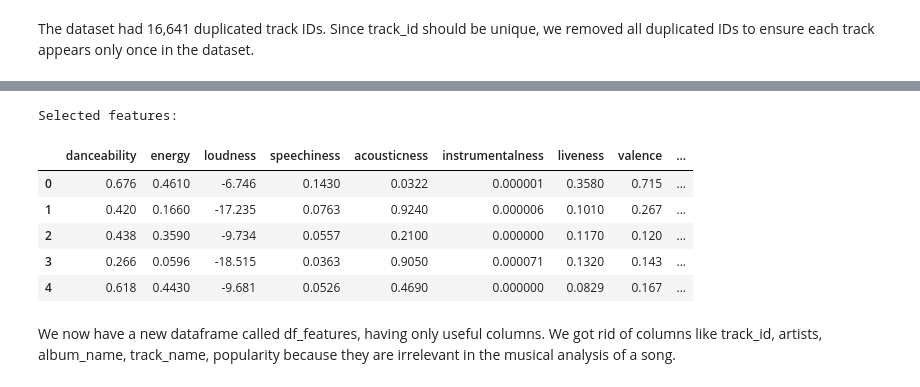
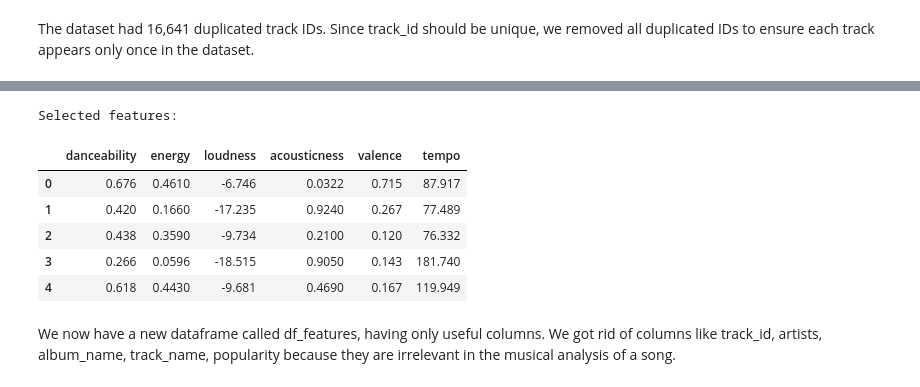
Before and after one commit to LorisCacciottolo/Machine-learning-project, a Jupyter notebook: ML_Project/Spotify_track_project.ipynb, the cells around one changed output, grey strips where cells are left out. Cells and saved outputs as stored; diff of their text form; code cells hidden in the pictures.

```diff
--- a/ML_Project/Spotify_track_project.ipynb
+++ b/ML_Project/Spotify_track_project.ipynb
@@ -324,29 +352,25 @@ Let's now select all the columns that will be useful for our project. We only wa
 # %%
 selected_features = [
     'danceability',
     'energy',
     'loudness',
-    'speechiness',
     'acousticness',
-    'instrumentalness',
-    'liveness',
     'valence',
     'tempo',
-    'duration_ms'
 ]
 
 df_features = df[selected_features].copy()
 
 print("Selected features:")
 df_features.head()
 # %% [output]
 Selected features:
-|  | danceability | energy | loudness | speechiness | acousticness | instrumentalness | liveness | valence | ... |
-| 0 | 0.676 | 0.4610 | -6.746 | 0.1430 | 0.0322 | 0.000001 | 0.3580 | 0.715 | ... |
-| 1 | 0.420 | 0.1660 | -17.235 | 0.0763 | 0.9240 | 0.000006 | 0.1010 | 0.267 | ... |
-| 2 | 0.438 | 0.3590 | -9.734 | 0.0557 | 0.2100 | 0.000000 | 0.1170 | 0.120 | ... |
-| 3 | 0.266 | 0.0596 | -18.515 | 0.0363 | 0.9050 | 0.000071 | 0.1320 | 0.143 | ... |
-| 4 | 0.618 | 0.4430 | -9.681 | 0.0526 | 0.4690 | 0.000000 | 0.0829 | 0.167 | ... |
+|  | danceability | energy | loudness | acousticness | valence | tempo |
+| 0 | 0.676 | 0.4610 | -6.746 | 0.0322 | 0.715 | 87.917 |
+| 1 | 0.420 | 0.1660 | -17.235 | 0.9240 | 0.267 | 77.489 |
+| 2 | 0.438 | 0.3590 | -9.734 | 0.2100 | 0.120 | 76.332 |
+| 3 | 0.266 | 0.0596 | -18.515 | 0.9050 | 0.143 | 181.740 |
+| 4 | 0.618 | 0.4430 | -9.681 | 0.4690 | 0.167 | 119.949 |
 # %% [markdown]
 We now have a new dataframe called df_features, having only useful columns. We got rid of columns like track_id, artists, album_name, track_name, popularity because they are irrelevant in the musical analysis of a song.
 # %%
```
Also changed, not shown: parts of 23 cells of this notebook.
